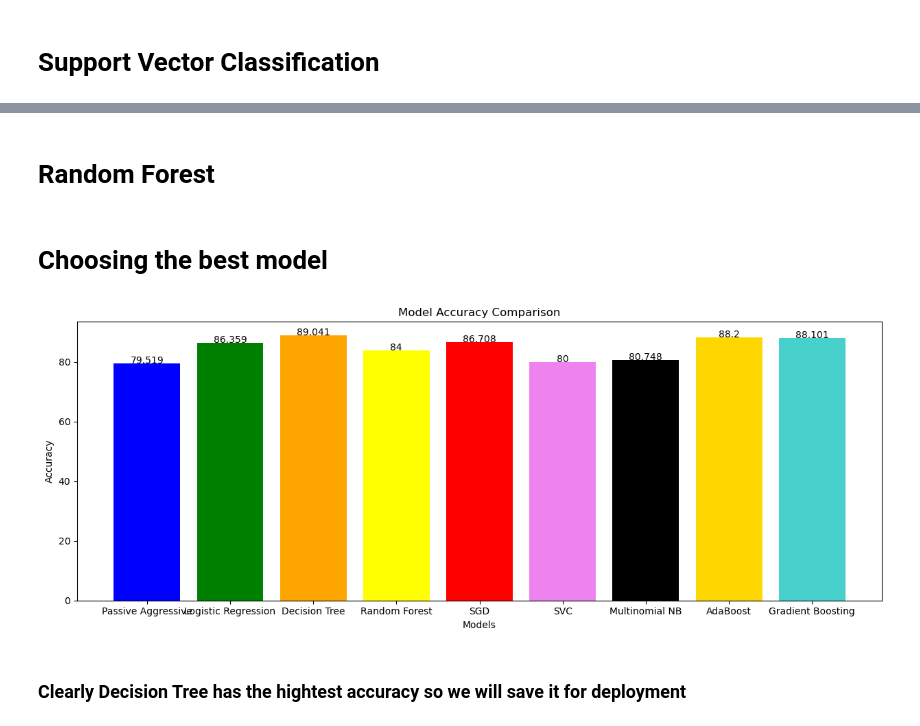
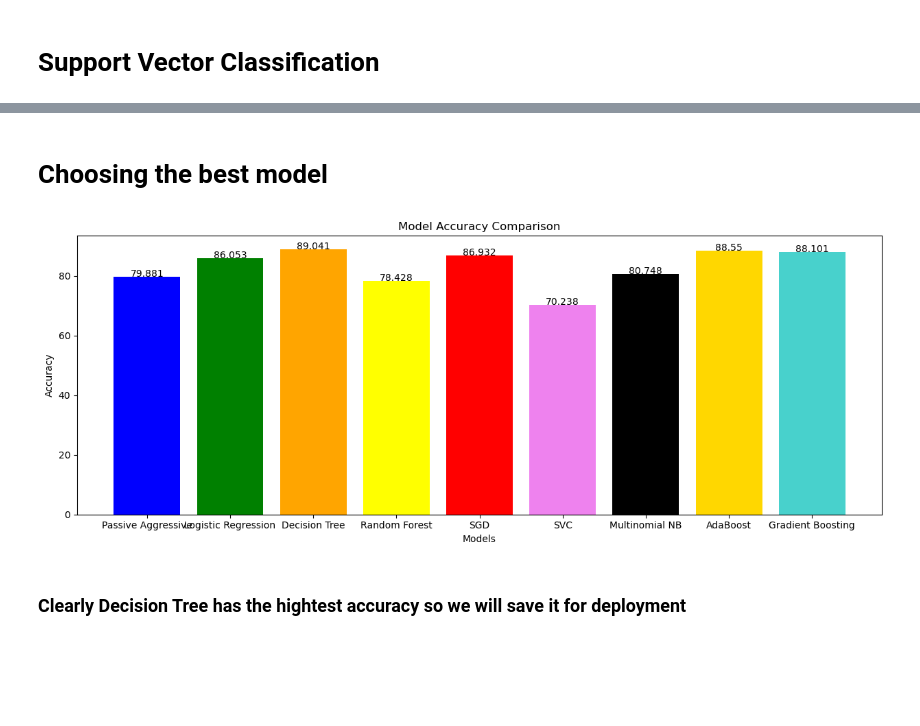
Before and after one commit to AbdelrahmanIbrahimG/TOP_fake_news_classifier, a Jupyter notebook: Training/TOP.ipynb, the cells around one changed output, grey strips where cells are left out. Saved outputs shown, nothing was run; the diff lists cells and outputs as text; code cells hidden in the pictures; blank space fills up the shorter version.

```diff
--- a/Training/TOP.ipynb
+++ b/Training/TOP.ipynb
@@ -405,7 +405,7 @@ weighted avg       0.80      0.80      0.80     23187
 # %% [markdown]
 # Logistic Regression
 # %%
-lr = LogisticRegressionCV(solver='saga',n_jobs=-1,penalty='l1', max_iter= 1000)
-lr = train(lr, "Logistic Regression")
-conf_matrix(lr)
-class_report(lr)
+lr = LogisticRegressionCV(solver='saga',n_jobs=-1,penalty='l2', max_iter= 500)
+lr_acc = train(lr, "Logistic Regression")
+# conf_matrix(lr)
+# class_report(lr)
@@ -521,0 +527,5 @@ weighted avg       0.89      0.88      0.88     23187
+# %%
+rf = RandomForestClassifier(criterion="entropy", max_depth=100, n_estimators=10, n_jobs=-1, random_state=42)
+rf_acc = train(rf, "Random Forest")
+conf_matrix(rf)
+class_report(rf)
@@ -522,7 +545,7 @@ weighted avg       0.89      0.88      0.88     23187
 # %% [markdown]
 # Support Vector Classification
 # %%
-# svc = SVC(kernel="rbf", gamma=0.1, C=1.0)
-# svc_acc = train(svc, "Support Vector Classification")
-# conf_matrix(svc)
-# class_report(svc)
+svc = SVC(kernel="sigmoid", gamma="scale", C=10.0, max_iter=500)
+svc_acc = train(svc, "Support Vector Classification")
+conf_matrix(svc)
+class_report(svc)
@@ -529,2 +564,0 @@ weighted avg       0.89      0.88      0.88     23187
-# %% [markdown]
-# Random Forest
@@ -538,32 +567,32 @@ weighted avg       0.89      0.88      0.88     23187
 # %%
 models = ["Passive Aggressive", "Logistic Regression", "Decision Tree",
           "Random Forest", "SGD", "SVC", "Multinomial NB", "AdaBoost",
           "Gradient Boosting"]
 # dt_acc = 82.9
-rf_acc = 84
-svc_acc = 80
+# rf_acc = 84
+# svc_acc = 80
 
 # pac_acc = 81.5
 # lr_acc = 85.8
 # sgd_acc = 86.2
 # mnb_acc = 78.8
 # cnb_acc = 78.63
-accuracies = [pac_acc, lr_acc, dt_acc, rf_acc, sgd_acc, svc_acc, mnb_acc,
+accuracies = [pac_acc, lr, dt_acc, rf_acc, sgd_acc, svc_acc, mnb_acc,
                            abc_acc, gbc_acc]
 colors = ["blue", "green", "orange", "yellow", "red", "violet", "black", "gold",
           "mediumturquoise"]
 
 plt.figure(figsize=(12.5, 5))
 plt.bar(models, accuracies, color=colors)
 plt.xlabel("Models")
 plt.ylabel("Accuracy")
 plt.title("Model Accuracy Comparison")
 for i in range(len(models)):
         plt.text(i, accuracies[i], accuracies[i], ha = 'center')
 plt.tight_layout()
 plt.show()
 # %% [output]
-[figure, old version]
+[figure, new version]
 # %% [markdown]
 ### Clearly Decision Tree has the hightest accuracy so we will save it for deployment
 # %% [markdown]
```
Also changed, not shown: parts of 8 cells of this notebook, 3 other files.
